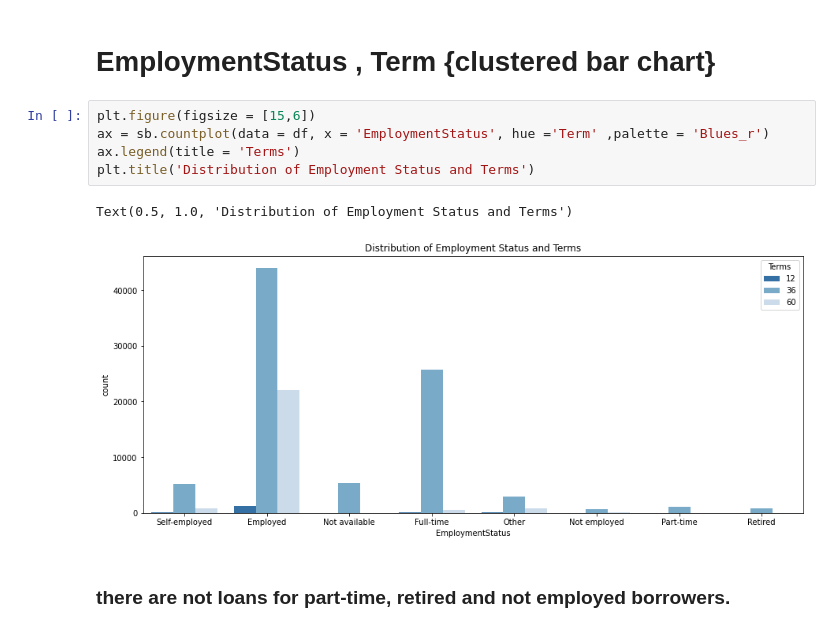
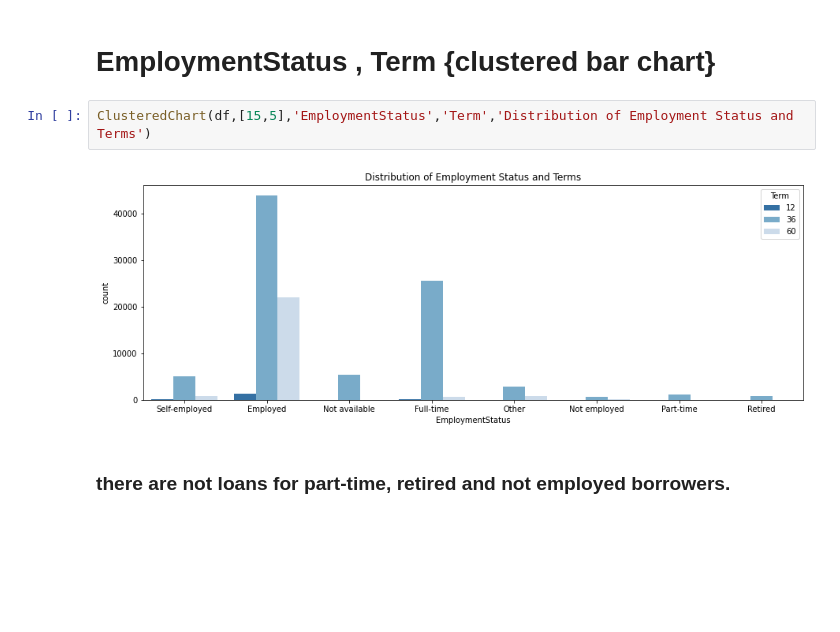
Before and after one commit to Mohamed-Salem-Ali/Data-Visualization-Prosper-Loan, a Jupyter notebook: Propser Loan Data Exploration .ipynb, the cells around one changed output. Saved outputs shown, nothing was run; the diff lists cells and outputs as text; blank space fills up the shorter version.

```diff
--- a/Propser Loan Data Exploration .ipynb
+++ b/Propser Loan Data Exploration .ipynb
@@ -602,13 +597,9 @@ Text(0.5, 1.0, 'Distribution of Terms and ProsperRatings')
 # %% [markdown]
 # EmploymentStatus , Term  {clustered bar chart}
 # %%
-plt.figure(figsize = [15,6])
-ax = sb.countplot(data = df, x = 'EmploymentStatus', hue ='Term' ,palette = 'Blues_r')
-ax.legend(title = 'Terms')
-plt.title('Distribution of Employment Status and Terms')
+ClusteredChart(df,[15,5],'EmploymentStatus','Term','Distribution of Employment Status and Terms')
 # %% [output]
-Text(0.5, 1.0, 'Distribution of Employment Status and Terms')
-[figure, old version]
+[figure, new version]
 # %% [markdown]
 ### there are not loans for  part-time, retired and not employed borrowers.
 # %% [markdown]
```
Also changed, not shown: parts of 11 cells of this notebook.
